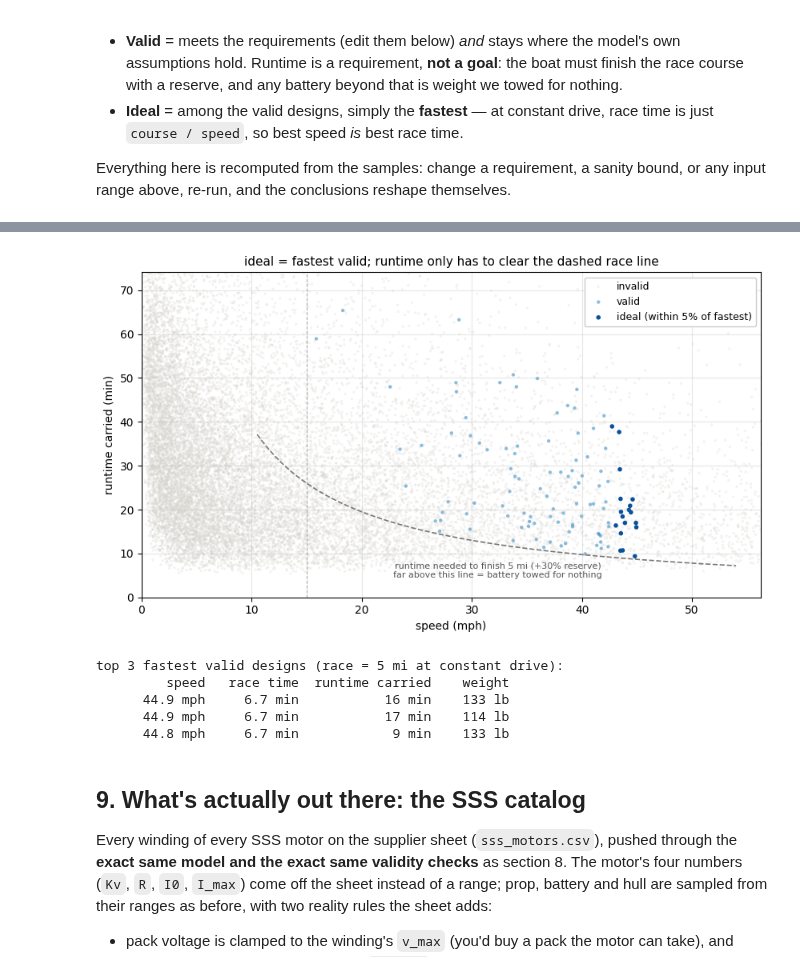
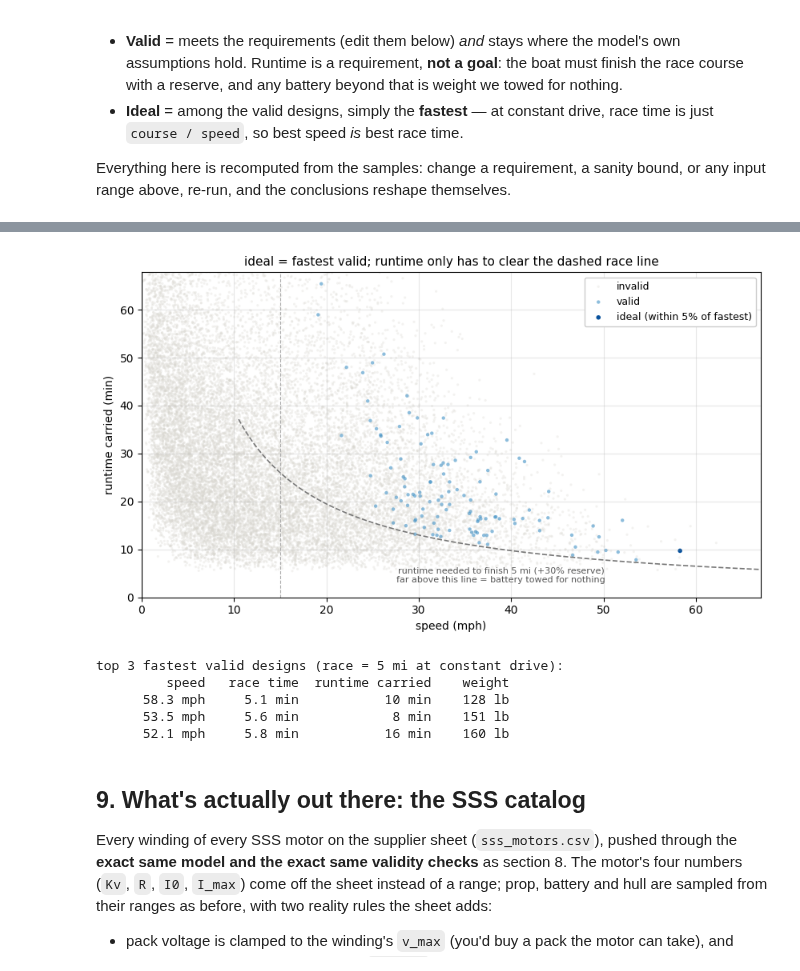
Before and after one commit to MarMar888/haav-modeling, a Jupyter notebook: willmarley.ipynb, the cells around one changed output, grey strips where cells are left out. Drawn from its saved outputs; the diff is of its cells as text; code cells hidden in the pictures.

```diff
--- a/willmarley.ipynb
+++ b/willmarley.ipynb
@@ -355,7 +363,7 @@ LABELS = {  # long name for every short input symbol
     "V": "pack voltage", "C": "capacity", "usable": "usable fraction", "e_batt": "specific energy", "C_rate": "discharge rating",
     "Kv": "speed constant", "R": "winding resistance", "I0": "no-load current", "I_max": "current limit",
     "K_Q": "torque coefficient", "D_in": "diameter", "pitch": "blade pitch", "eta_p": "prop efficiency",
-    "W_hull": "bare hull weight", "LD": "lift-to-drag", "W_motor": "motor weight",
+    "W_hull": "bare hull weight", "LD0": "peak lift-to-drag", "W_motor": "motor weight",
     "n_motors": "number of motors",
 }
 INPUT_GROUPS = [
@@ -376,7 +384,7 @@ EDGES = [
     ("C", "battery weight"), ("V", "battery weight"), ("e_batt", "battery weight"),
     ("W_hull", "all-up weight (W)"), ("battery weight", "all-up weight (W)"),
     ("W_motor", "all-up weight (W)"),
-    ("all-up weight (W)", "water push-back (R_water)"), ("LD", "water push-back (R_water)"),
+    ("all-up weight (W)", "water push-back (R_water)"), ("LD0", "water push-back (R_water)"),
     ("Kv", TB), ("R", TB), ("I0", TB), ("I_max", TB), ("V", TB), ("K_Q", TB), ("D_in", TB),
     ("C_rate", TB), ("C", TB), ("n_motors", TB), ("n_motors", "all-up weight (W)"),
     (TB, "speed"), ("eta_p", "speed"), ("water push-back (R_water)", "speed"), ("pitch", "speed"),
@@ -456,7 +465,7 @@ UNITS = {**MOTOR_UNITS, **PROP_UNITS, **BATT_UNITS, **HULL_UNITS}
 CENTER = {k: (lo + hi) / 2 for k, (lo, hi) in BOUNDS.items()}  # reference for sweeps only
 CENTER["n_motors"] = 1.0  # sweeps and example charts assume a single motor
 
-def steady_state(Kv, R, I0, I_max, W_motor, n_motors, V, K_Q, D_in, pitch, eta_p, C, usable, e_batt, C_rate, W_hull, LD):
+def steady_state(Kv, R, I0, I_max, W_motor, n_motors, V, K_Q, D_in, pitch, eta_p, C, usable, e_batt, C_rate, W_hull, LD0):
     Kt = 60 / (2 * math.pi * Kv)
     a = K_Q * RHO * (D_in * 0.0254) ** 5 / 3600
     b = Kt / (Kv * R)
@@ -475,18 +484,21 @@ def steady_state(Kv, R, I0, I_max, W_motor, n_motors, V, K_Q, D_in, pitch, eta_p
     I_pack = n_motors * I
     W_batt = C * V / e_batt
     W = W_hull + W_batt + n_motors * W_motor + W_FIXED_LB
-    R_water_N = (W / LD) * 4.4482
-    v_ms = eta_p * shaft_w / R_water_N
+    A1 = (W * 4.4482 / LD0) * 0.44704  # watts per mph at vanishing speed
+    q = eta_p * shaft_w * V_LD_HALF ** 2 / A1
+    s = math.sqrt(q * q / 4 + V_LD_HALF ** 6 / 27)
+    cbrt = lambda x: math.copysign(abs(x) ** (1 / 3), x)
+    mph = cbrt(q / 2 + s) + cbrt(q / 2 - s)  # the cubic's one real root
     ceiling_mph = rpm * pitch / 1056
-    mph = v_ms / 0.44704
     capped = mph > ceiling_mph
     if capped:
         mph = ceiling_mph
     slip = mph / ceiling_mph
-    return dict(rpm=rpm, torque=torque, I=I_pack, I_1=I, limited=limited, I_cap=I_cap,
+    LD_op = LD0 / (1 + (mph / V_LD_HALF) ** 2)
+    return dict(rpm=rpm, torque=torque, I=I_pack, I_1=I, limited=limited, I_cap=I_cap, LD_op=LD_op,
                 pack_capped=DISCHARGE_DERATE * C_rate * C / n_motors < I_max, shaft_w=shaft_w,
                 elec_w=V * I_pack, eff=shaft_w / (V * I_pack), W_batt=W_batt, W=W,
-                R_lbf=W / LD, mph=mph, capped=capped, slip=slip,
+                R_lbf=W / LD_op, mph=mph, capped=capped, slip=slip,
                 minutes=60 * usable * C / I_pack)
 
 def solve(**over):
@@ -647,7 +659,7 @@ any input range above, re-run, and the conclusions reshape themselves.
 # what we demand of the boat (edit freely), and where the model can be trusted
 REQS = {"min_speed_mph": 15.0, "max_weight_lb": 160.0}
 RACE = {"miles": 5.0, "reserve": 1.3}  # course length + energy reserve -- EDIT to the real race
-SANITY = {"min_motor_eff": 0.5, "min_slip": 0.5, "max_speed_mph": 45.0}
+SANITY = {"min_motor_eff": 0.5, "min_slip": 0.5}
 
 eff_s = np.array([r["eff"] for r in runs])
 slip_s = np.array([r["slip"] for r in runs])
@@ -660,7 +672,6 @@ checks = {
     f"weight <= {REQS['max_weight_lb']:g} lb  (still a small boat)": wt <= REQS["max_weight_lb"],
     f"motor eff >= {SANITY['min_motor_eff']:g}  (less heat than shaft power)": eff_s >= SANITY["min_motor_eff"],
     f"slip >= {SANITY['min_slip']:g}  (prop not absurdly over-pitched)": slip_s >= SANITY["min_slip"],
-    f"speed <= {SANITY['max_speed_mph']:g} mph  (past this, constant L/D is fiction)": spd <= SANITY["max_speed_mph"],
 }
 valid = np.ones(N, dtype=bool)
 w = max(len(k) for k in checks)
@@ -719,41 +729,42 @@ motor count among valid designs: 44% single, 56% twin
 # %%
 # the ideal space: the fastest valid designs -- race time = course / speed
 if valid.any():
     fast_cut = 0.95 * spd[valid].max()
     ideal_m = valid & (spd >= fast_cut)
 
     fig, ax = plt.subplots(figsize=(8.5, 5))
     ax.scatter(spd[~valid], rt[~valid], s=5, color="#d8d6cf", alpha=0.3, edgecolors="none", label="invalid")
     ax.scatter(spd[valid], rt[valid], s=10, color="#4292c6", alpha=0.6, edgecolors="none", label="valid")
     ax.scatter(spd[ideal_m], rt[ideal_m], s=16, color="#08519c", edgecolors="none",
                label="ideal (within 5% of fastest)")
-    vx = np.linspace(REQS["min_speed_mph"] * 0.7, SANITY["max_speed_mph"] * 1.2, 200)
+    v_hi = spd[valid].max() * 1.15
+    vx = np.linspace(REQS["min_speed_mph"] * 0.7, v_hi, 200)
     ax.plot(vx, 60 * RACE["miles"] / vx * RACE["reserve"], ls="--", color="#777777", lw=1.2)
     ax.annotate(f"runtime needed to finish {RACE['miles']:g} mi (+{RACE['reserve'] - 1:.0%} reserve)"
                 "\nfar above this line = battery towed for nothing",
                 (vx[len(vx) // 2], 60 * RACE["miles"] / vx[len(vx) // 2] * RACE["reserve"]),
                 xytext=(0, -30), textcoords="offset points", ha="center", fontsize=8, color="#555555")
     ax.axvline(REQS["min_speed_mph"], color="#aaaaaa", lw=0.8, ls="--")
-    ax.set_xlim(0, SANITY["max_speed_mph"] * 1.25)
+    ax.set_xlim(0, v_hi)
     ax.set_ylim(0, np.percentile(rt[valid], 99) * 1.18)
     ax.set_xlabel("speed (mph)"); ax.set_ylabel("runtime carried (min)")
     ax.set_title("ideal = fastest valid; runtime only has to clear the dashed race line", fontsize=11)
     ax.legend(loc="upper right", fontsize=9, framealpha=1); ax.grid(alpha=0.3)
     plt.tight_layout(); plt.show()
 
     top = np.argsort(-np.where(valid, spd, -np.inf))[:3]
     print(f"top 3 fastest valid designs (race = {RACE['miles']:g} mi at constant drive):")
     print(f"{'':>4}{'speed':>10}{'race time':>12}{'runtime carried':>17}{'weight':>10}")
     for i in top:
         print(f"{'':>4}{spd[i]:>6.1f} mph{60 * RACE['miles'] / spd[i]:>8.1f} min"
               f"{rt[i]:>13.0f} min{wt[i]:>7.0f} lb")
 # %% [output]
-[figure, old version]
+[figure, new version]
 top 3 fastest valid designs (race = 5 mi at constant drive):
          speed   race time  runtime carried    weight
-      44.9 mph     6.7 min           16 min    133 lb
-      44.9 mph     6.7 min           17 min    114 lb
-      44.8 mph     6.7 min            9 min    133 lb
+      58.3 mph     5.1 min           10 min    128 lb
+      53.5 mph     5.6 min            8 min    151 lb
+      52.1 mph     5.8 min           16 min    160 lb
 # %% [markdown]
 ## 9. What's actually out there: the SSS catalog
 
```
Also changed, not shown: parts of 14 cells of this notebook, 3 other files.
